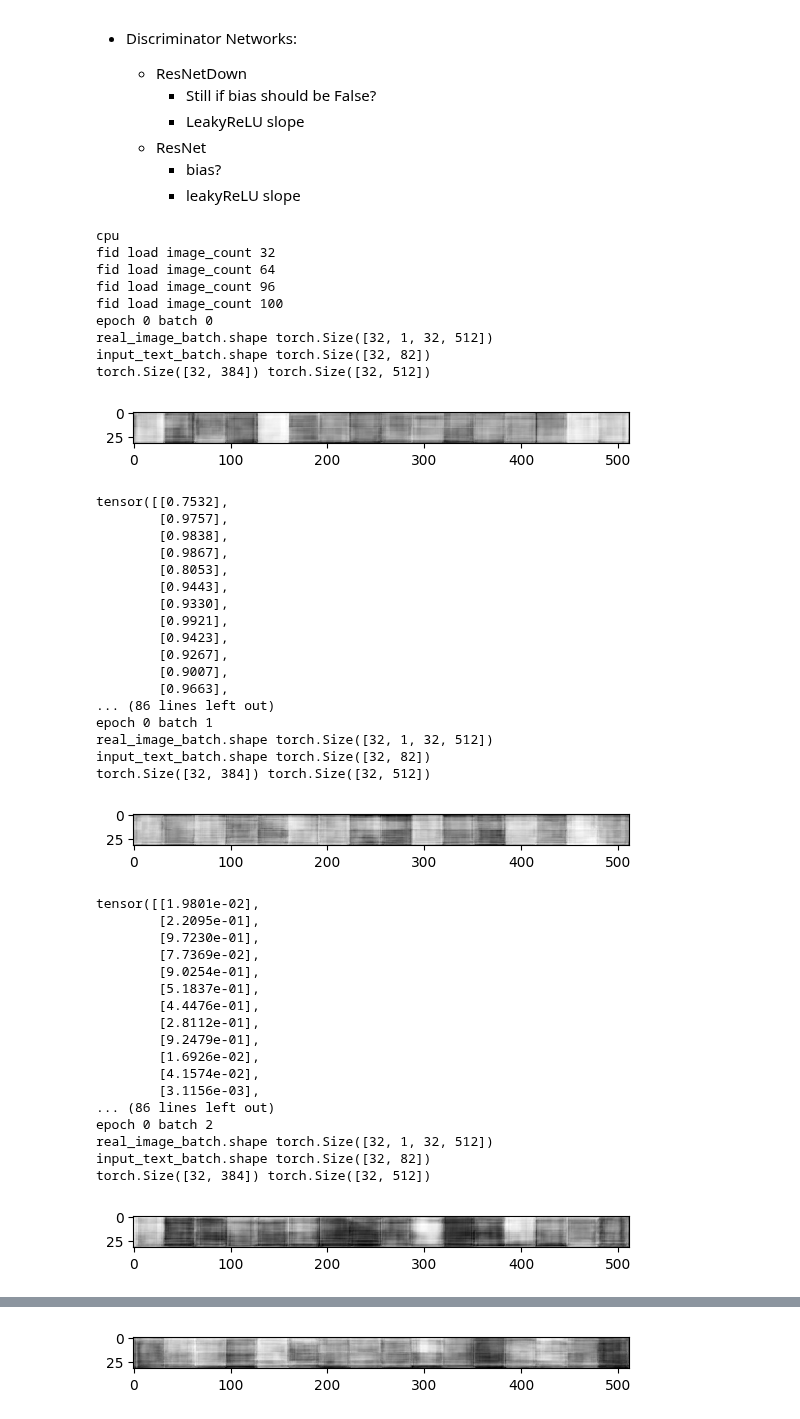
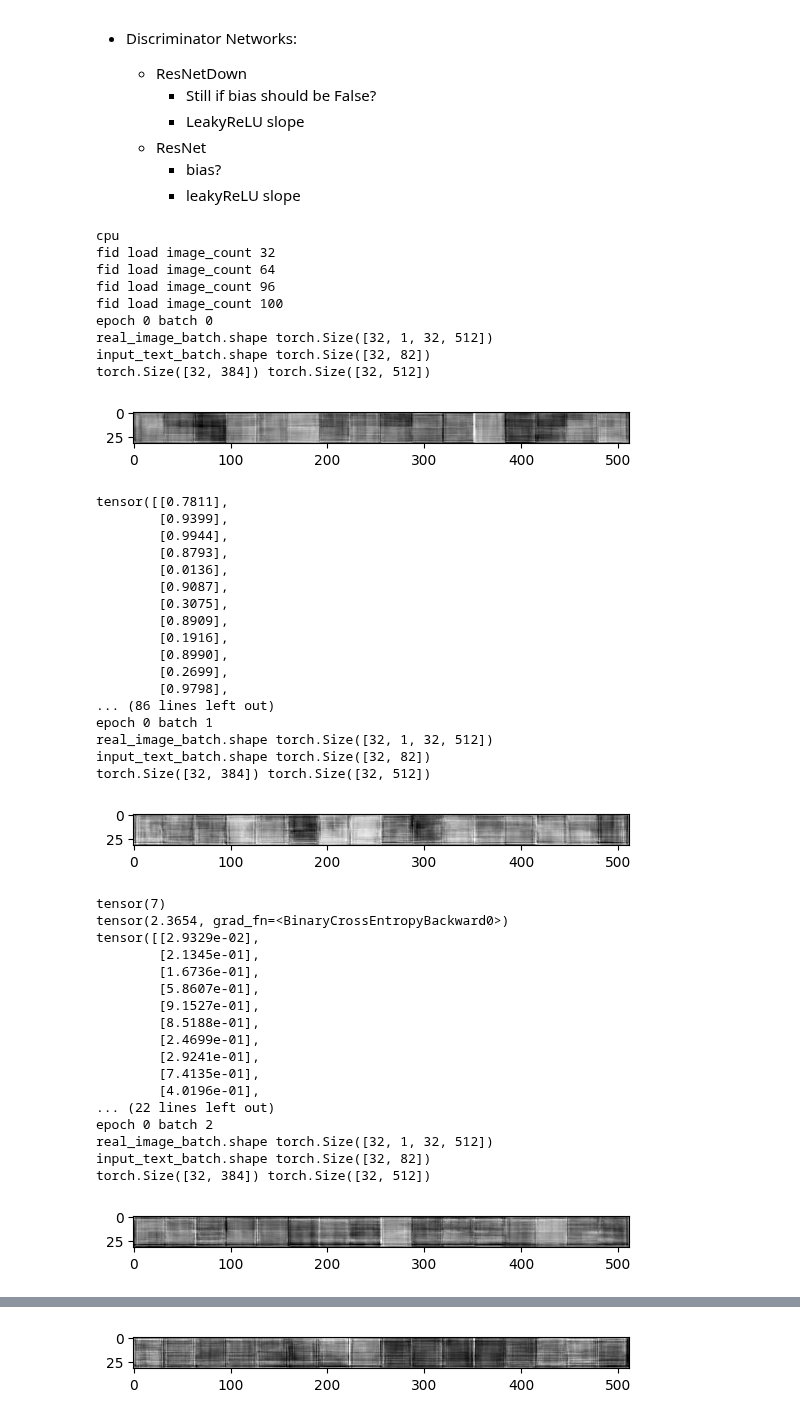
Before and after one commit to nabethg/ScribeSmith, a Jupyter notebook: main_model.ipynb, the cells around one changed output, grey strips where cells are left out. Cells and saved outputs as stored; diff of their text form; code cells hidden in the pictures.

Commit message:
BugFix for training discriminator slower

```diff
--- a/main_model.ipynb
+++ b/main_model.ipynb
@@ -481,7 +486,7 @@ def train_gan(generator, encoder, discriminator, recognizer,
             # plt.imshow(fake_image_batch.cpu().detach().numpy()[0].squeeze(0), cmap='gray')
             # plt.show()
             discriminator_output_for_fake_images = discriminator(fake_image_batch)
-            adversarial_loss = adversarial_loss_function(discriminator_output_for_fake_images, torch.ones_like(discriminator_output_for_real_images).to(device)*0.99)  # note that we want the fake images to be classified as real, also the *0.99 is to prevent generator from getting too confident
+            adversarial_loss = adversarial_loss_function(discriminator_output_for_fake_images, torch.ones_like(discriminator_output_for_fake_images).to(device)*0.99)  # note that we want the fake images to be classified as real, also the *0.99 is to prevent generator from getting too confident
             print(torch.sum(discriminator_output_for_fake_images > 0.5))
             print(adversarial_loss)
             print(discriminator_output_for_fake_images)
@@ -1411,59 +1416,59 @@ encoder = Encoder()
 # %%
 generator = Generator()
 discriminator = Discriminator()
 encoder = Encoder()
 # generator = load_model(generator, "main_model/model_snapshots/2023-07-13_18-06-43_bs4_lr0.0002_betas(0, 0.999)_generator_epoch9.pt")
 # generator, encoder, discriminator = load_models_of_same_batch(generator, encoder, discriminator, filename_prefix="main_model/model_snapshots/2023-07-13_18-06-43_bs4_lr0.0002_betas(0, 0.999)", epoch_number=9)
 
 train_gan(learning_rate=1e-5, num_epochs=10, batch_size=32,
           encoder=encoder, generator=generator ,discriminator=discriminator,
           train_real_image_dataset=line_image_dataset_train, val_real_image_dataset=line_image_dataset_val,
           train_input_text_dataset=line_transcription_dataset_train, val_input_text_dataset=line_transcription_dataset_val,
-          recognizer=None)
+          recognizer=None, num_generator_updates_per_discriminator_update=10)
 # %% [output]
 cpu
 fid load image_count 32
 fid load image_count 64
 fid load image_count 96
 fid load image_count 100
 epoch 0 batch 0
 real_image_batch.shape torch.Size([32, 1, 32, 512])
 input_text_batch.shape torch.Size([32, 82])
 torch.Size([32, 384]) torch.Size([32, 512])
-[figure, old version]
+[figure, new version]
-tensor([[0.7532],
-        [0.9757],
-        [0.9838],
-        [0.9867],
-        [0.8053],
-        [0.9443],
-        [0.9330],
-        [0.9921],
-        [0.9423],
-        [0.9267],
-        [0.9007],
-        [0.9663],
+tensor([[0.7811],
+        [0.9399],
+        [0.9944],
+        [0.8793],
+        [0.0136],
+        [0.9087],
+        [0.3075],
+        [0.8909],
+        [0.1916],
+        [0.8990],
+        [0.2699],
+        [0.9798],
 ... (86 lines left out)
 epoch 0 batch 1
 real_image_batch.shape torch.Size([32, 1, 32, 512])
 input_text_batch.shape torch.Size([32, 82])
 torch.Size([32, 384]) torch.Size([32, 512])
-[figure, old version]
+[figure, new version]
-tensor([[1.9801e-02],
-        [2.2095e-01],
-        [9.7230e-01],
-        [7.7369e-02],
-        [9.0254e-01],
-        [5.1837e-01],
-        [4.4476e-01],
-        [2.8112e-01],
-        [9.2479e-01],
-        [1.6926e-02],
-        [4.1574e-02],
-        [3.1156e-03],
-... (86 lines left out)
+tensor(7)
+tensor(2.3654, grad_fn=<BinaryCrossEntropyBackward0>)
+tensor([[2.9329e-02],
+        [2.1345e-01],
+        [1.6736e-01],
+        [5.8607e-01],
+        [9.1527e-01],
+        [8.5188e-01],
+        [2.4699e-01],
+        [2.9241e-01],
+        [7.4135e-01],
+        [4.0196e-01],
+... (22 lines left out)
 epoch 0 batch 2
 real_image_batch.shape torch.Size([32, 1, 32, 512])
 input_text_batch.shape torch.Size([32, 82])
 torch.Size([32, 384]) torch.Size([32, 512])
-[figure, old version]
+[figure, new version]
@@ -1484,4 +1489,4 @@ epoch 0 batch 3
 real_image_batch.shape torch.Size([4, 1, 32, 512])
 input_text_batch.shape torch.Size([4, 82])
 torch.Size([4, 384]) torch.Size([4, 512])
-[figure, old version]
+[figure, new version]
```
Also changed, not shown: parts of 2 cells of this notebook.
